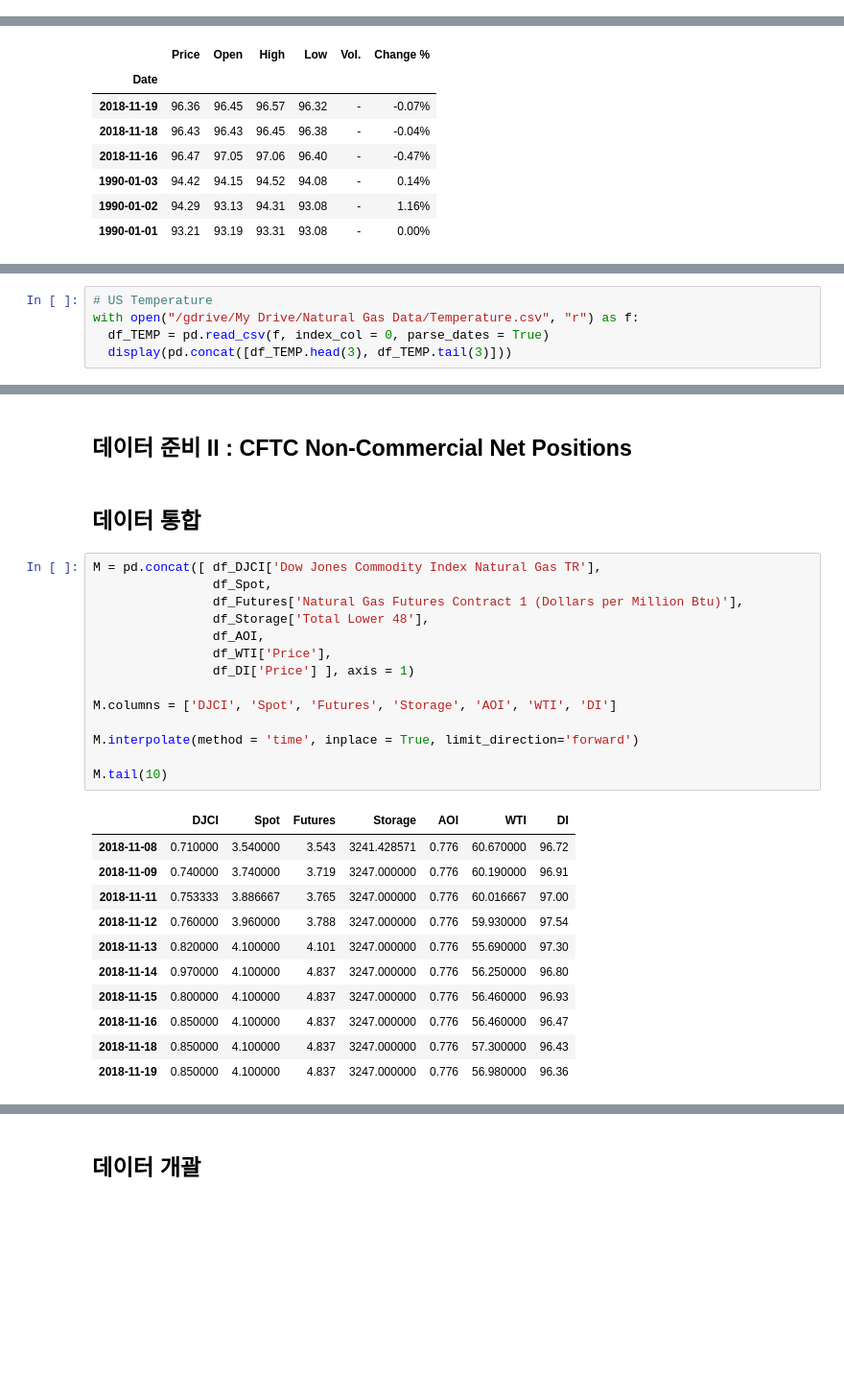
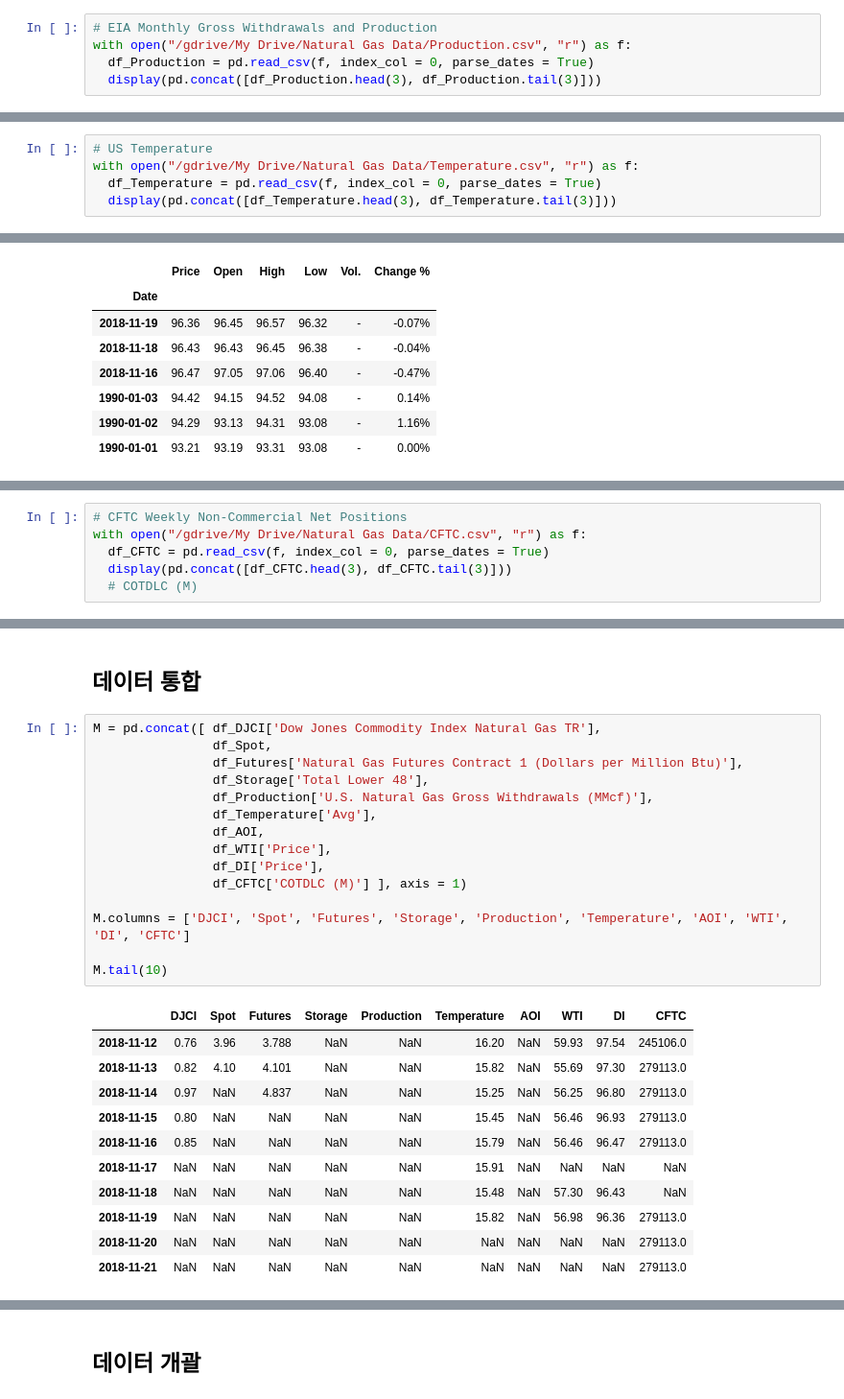
Before and after one commit to amun83/Financial-Data-Science, a Jupyter notebook: FD102_Forecasting_Natural_Gas_ETN_Prices.ipynb, the cells around one changed output, grey strips where cells are left out. Shown at 96% size. Cells and saved outputs as stored; diff of their text form; blank space fills up the shorter version.

```diff
--- a/FD102_Forecasting_Natural_Gas_ETN_Prices.ipynb
+++ b/FD102_Forecasting_Natural_Gas_ETN_Prices.ipynb
@@ -113,3 +127,8 @@ with open("/gdrive/My Drive/Natural Gas Data/NG_Storage.csv", "r") as f:
 | 2018-10-26 | EIA-912 | 826 | 956 | 180 | 262 | 919 | ... |
 | 2018-11-02 | EIA-912 | 831 | 980 | 182 | 265 | 949 | ... |
 | 2018-11-09 | EIA-912 | 835 | 991 | 181 | 266 | 974 | ... |
+# %%
+# EIA Monthly Gross Withdrawals and Production
+with open("/gdrive/My Drive/Natural Gas Data/Production.csv", "r") as f:
+  df_Production = pd.read_csv(f, index_col = 0, parse_dates = True)
+  display(pd.concat([df_Production.head(3), df_Production.tail(3)]))
@@ -115,0 +144,5 @@ with open("/gdrive/My Drive/Natural Gas Data/NG_Storage.csv", "r") as f:
+# %%
+# US Temperature
+with open("/gdrive/My Drive/Natural Gas Data/Temperature.csv", "r") as f:
+  df_Temperature = pd.read_csv(f, index_col = 0, parse_dates = True)
+  display(pd.concat([df_Temperature.head(3), df_Temperature.tail(3)]))
@@ -158,6 +203,7 @@ with open("/gdrive/My Drive/Natural Gas Data/Dollar_Index.csv", "r") as f:
 # %%
-# US Temperature
-with open("/gdrive/My Drive/Natural Gas Data/Temperature.csv", "r") as f:
-  df_TEMP = pd.read_csv(f, index_col = 0, parse_dates = True)
-  display(pd.concat([df_TEMP.head(3), df_TEMP.tail(3)]))
+# CFTC Weekly Non-Commercial Net Positions
+with open("/gdrive/My Drive/Natural Gas Data/CFTC.csv", "r") as f:
+  df_CFTC = pd.read_csv(f, index_col = 0, parse_dates = True)
+  display(pd.concat([df_CFTC.head(3), df_CFTC.tail(3)]))
+  # COTDLC (M)
 # %% [output]
@@ -172,30 +218,29 @@ with open("/gdrive/My Drive/Natural Gas Data/Temperature.csv", "r") as f:
-# %% [markdown]
-## 데이터 준비 II : CFTC  Non-Commercial  Net Positions
 # %% [markdown]
 ## 데이터 통합
 # %%
 M = pd.concat([ df_DJCI['Dow Jones Commodity Index Natural Gas TR'],
                 df_Spot,
                 df_Futures['Natural Gas Futures Contract 1 (Dollars per Million Btu)'],
                 df_Storage['Total Lower 48'],
+                df_Production['U.S. Natural Gas Gross Withdrawals (MMcf)'],
+                df_Temperature['Avg'],
                 df_AOI,
                 df_WTI['Price'],
-                df_DI['Price'] ], axis = 1)
+                df_DI['Price'],
+                df_CFTC['COTDLC (M)'] ], axis = 1)
 
-M.columns = ['DJCI', 'Spot', 'Futures', 'Storage', 'AOI', 'WTI', 'DI']
-
-M.interpolate(method = 'time', inplace = True, limit_direction='forward')
+M.columns = ['DJCI', 'Spot', 'Futures', 'Storage', 'Production', 'Temperature', 'AOI', 'WTI', 'DI', 'CFTC']
 
 M.tail(10)
 # %% [output]
-|  | DJCI | Spot | Futures | Storage | AOI | WTI | DI |
-| 2018-11-08 | 0.710000 | 3.540000 | 3.543 | 3241.428571 | 0.776 | 60.670000 | 96.72 |
-| 2018-11-09 | 0.740000 | 3.740000 | 3.719 | 3247.000000 | 0.776 | 60.190000 | 96.91 |
-| 2018-11-11 | 0.753333 | 3.886667 | 3.765 | 3247.000000 | 0.776 | 60.016667 | 97.00 |
-| 2018-11-12 | 0.760000 | 3.960000 | 3.788 | 3247.000000 | 0.776 | 59.930000 | 97.54 |
-| 2018-11-13 | 0.820000 | 4.100000 | 4.101 | 3247.000000 | 0.776 | 55.690000 | 97.30 |
-| 2018-11-14 | 0.970000 | 4.100000 | 4.837 | 3247.000000 | 0.776 | 56.250000 | 96.80 |
-| 2018-11-15 | 0.800000 | 4.100000 | 4.837 | 3247.000000 | 0.776 | 56.460000 | 96.93 |
-| 2018-11-16 | 0.850000 | 4.100000 | 4.837 | 3247.000000 | 0.776 | 56.460000 | 96.47 |
-| 2018-11-18 | 0.850000 | 4.100000 | 4.837 | 3247.000000 | 0.776 | 57.300000 | 96.43 |
-| 2018-11-19 | 0.850000 | 4.100000 | 4.837 | 3247.000000 | 0.776 | 56.980000 | 96.36 |
+|  | DJCI | Spot | Futures | Storage | Production | Temperature | AOI | WTI | DI | CFTC |
+| 2018-11-12 | 0.76 | 3.96 | 3.788 | NaN | NaN | 16.20 | NaN | 59.93 | 97.54 | 245106.0 |
+| 2018-11-13 | 0.82 | 4.10 | 4.101 | NaN | NaN | 15.82 | NaN | 55.69 | 97.30 | 279113.0 |
+| 2018-11-14 | 0.97 | NaN | 4.837 | NaN | NaN | 15.25 | NaN | 56.25 | 96.80 | 279113.0 |
+| 2018-11-15 | 0.80 | NaN | NaN | NaN | NaN | 15.45 | NaN | 56.46 | 96.93 | 279113.0 |
+| 2018-11-16 | 0.85 | NaN | NaN | NaN | NaN | 15.79 | NaN | 56.46 | 96.47 | 279113.0 |
+| 2018-11-17 | NaN | NaN | NaN | NaN | NaN | 15.91 | NaN | NaN | NaN | NaN |
+| 2018-11-18 | NaN | NaN | NaN | NaN | NaN | 15.48 | NaN | 57.30 | 96.43 | NaN |
+| 2018-11-19 | NaN | NaN | NaN | NaN | NaN | 15.82 | NaN | 56.98 | 96.36 | 279113.0 |
+| 2018-11-20 | NaN | NaN | NaN | NaN | NaN | NaN | NaN | NaN | NaN | 279113.0 |
+| 2018-11-21 | NaN | NaN | NaN | NaN | NaN | NaN | NaN | NaN | NaN | 279113.0 |
```
Also changed, not shown: parts of 12 cells of this notebook.
